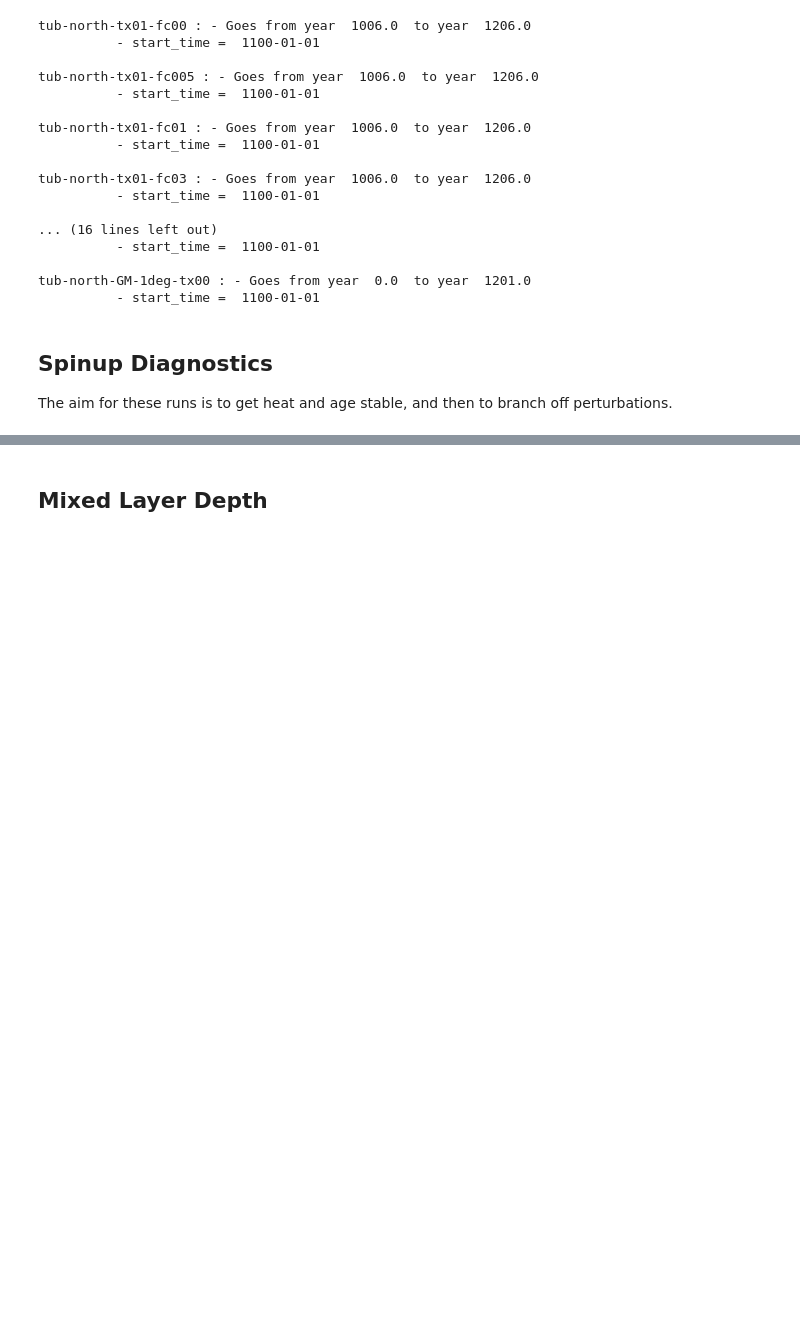
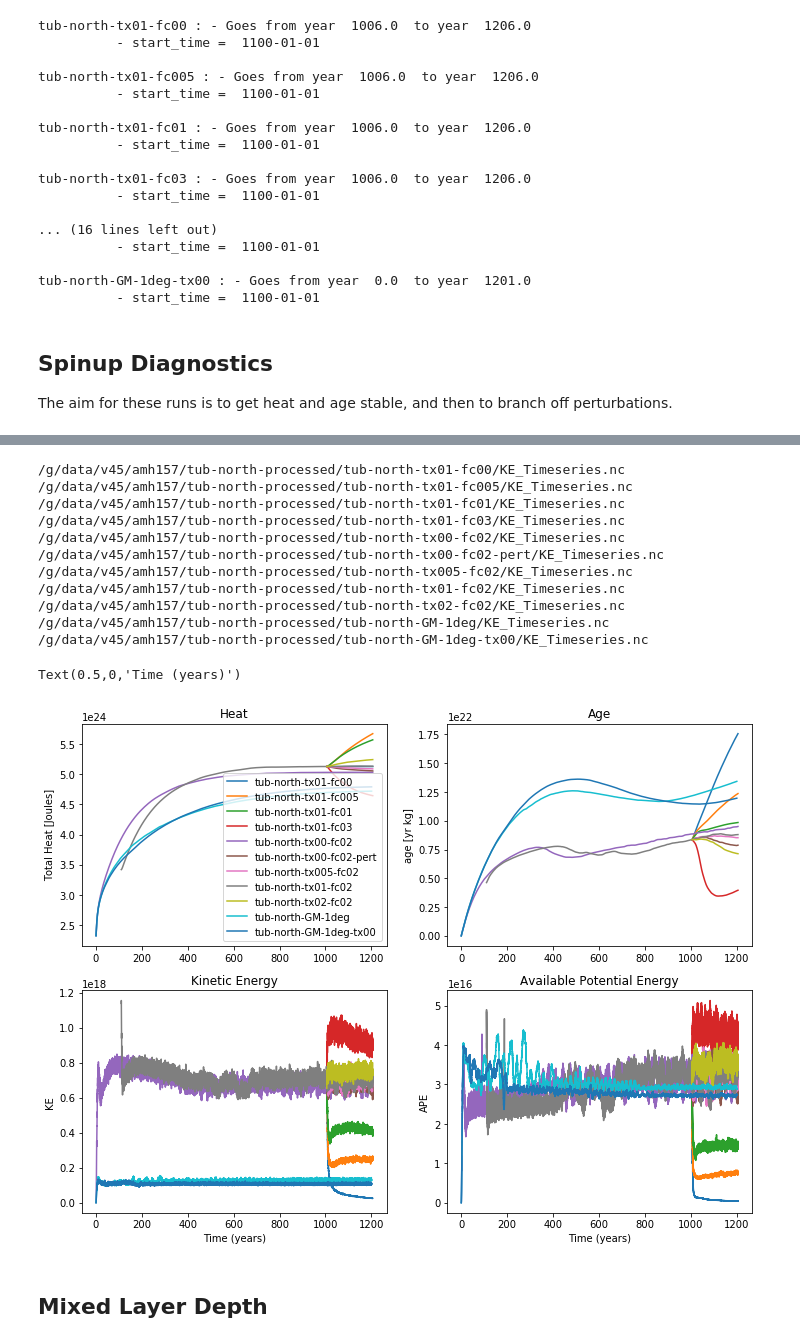
Before and after one commit to AndyHoggANU/tub-north, a Jupyter notebook: ProcessData.ipynb, the cells around one changed output, grey strips where cells are left out. Saved outputs shown, nothing was run; the diff lists cells and outputs as text; code cells hidden in the pictures; blank space fills up the shorter version.

Commit message:
reprocessing some data

```diff
--- a/ProcessData.ipynb
+++ b/ProcessData.ipynb
@@ -143,38 +141,52 @@ Text(0.5,0,'Time (years)')
 ## ALL Spinups
 fig, ax = plt.subplots(2,2,figsize=(12,9))
 
 for ekey in exptdict.keys():
     expt = exptdict[ekey]['expt']
     darray = xr.open_mfdataset('/g/data/v45/amh157/mom6/archive/'+expt+'/output*/ocean.stats.nc',decode_times=False).Heat
     darray.coords['Time'] = darray.coords['Time']/365
     darray.plot(ax=ax[0,0], label=expt)
 
     darray = xr.open_mfdataset('/g/data/v45/amh157/mom6/archive/'+expt+'/output*/ocean.stats.nc',decode_times=False).age
     darray.coords['Time'] = darray.coords['Time']/365
     darray.plot(ax=ax[0,1],label=expt)
 
     darray = xr.open_mfdataset('/g/data/v45/amh157/mom6/archive/'+expt+'/output*/ocean.stats.nc',decode_times=False).KE
     darray.coords['Time'] = darray.coords['Time']/365
-    darray.sum('Layer').plot(ax=ax[1,0],label=expt)
+    darray = darray.sum('Layer')
+    darray.plot(ax=ax[1,0],label=expt)
+    FileName = processed+expt+'/'+'KE_Timeseries.nc'
+    print(FileName)
+    darray.to_netcdf(FileName)
 
     darray = xr.open_mfdataset('/g/data/v45/amh157/mom6/archive/'+expt+'/output*/ocean.stats.nc',decode_times=False).APE
     darray.coords['Time'] = darray.coords['Time']/365
     darray.sum('Interface').plot(ax=ax[1,1], label=expt)
 
 ax[0,0].set_title('Heat')
 ax[0,0].legend()
 ax[0,0].set_xlabel('')
-ax[0,0].set_xlim(xmin=1000)
-ax[1,0].set_xlim(xmin=1000)
-ax[0,1].set_xlim(xmin=1000)
-ax[1,1].set_xlim(xmin=1000)
 
 ax[0,1].set_title('Age')
 ax[0,1].set_xlabel('')
 ax[1,0].set_title('Kinetic Energy')
 ax[1,0].set_xlabel('Time (years)')
 ax[1,1].set_title('Available Potential Energy')
 ax[1,1].set_xlabel('Time (years)')
+# %% [output]
+/g/data/v45/amh157/tub-north-processed/tub-north-tx01-fc00/KE_Timeseries.nc
+/g/data/v45/amh157/tub-north-processed/tub-north-tx01-fc005/KE_Timeseries.nc
+/g/data/v45/amh157/tub-north-processed/tub-north-tx01-fc01/KE_Timeseries.nc
+/g/data/v45/amh157/tub-north-processed/tub-north-tx01-fc03/KE_Timeseries.nc
+/g/data/v45/amh157/tub-north-processed/tub-north-tx00-fc02/KE_Timeseries.nc
+/g/data/v45/amh157/tub-north-processed/tub-north-tx00-fc02-pert/KE_Timeseries.nc
+/g/data/v45/amh157/tub-north-processed/tub-north-tx005-fc02/KE_Timeseries.nc
+/g/data/v45/amh157/tub-north-processed/tub-north-tx01-fc02/KE_Timeseries.nc
+/g/data/v45/amh157/tub-north-processed/tub-north-tx02-fc02/KE_Timeseries.nc
+/g/data/v45/amh157/tub-north-processed/tub-north-GM-1deg/KE_Timeseries.nc
+/g/data/v45/amh157/tub-north-processed/tub-north-GM-1deg-tx00/KE_Timeseries.nc
+Text(0.5,0,'Time (years)')
+[figure, added]
 # %% [markdown]
 ## Mixed Layer Depth
 # %%
```
Also changed, not shown: parts of 4 cells of this notebook.
